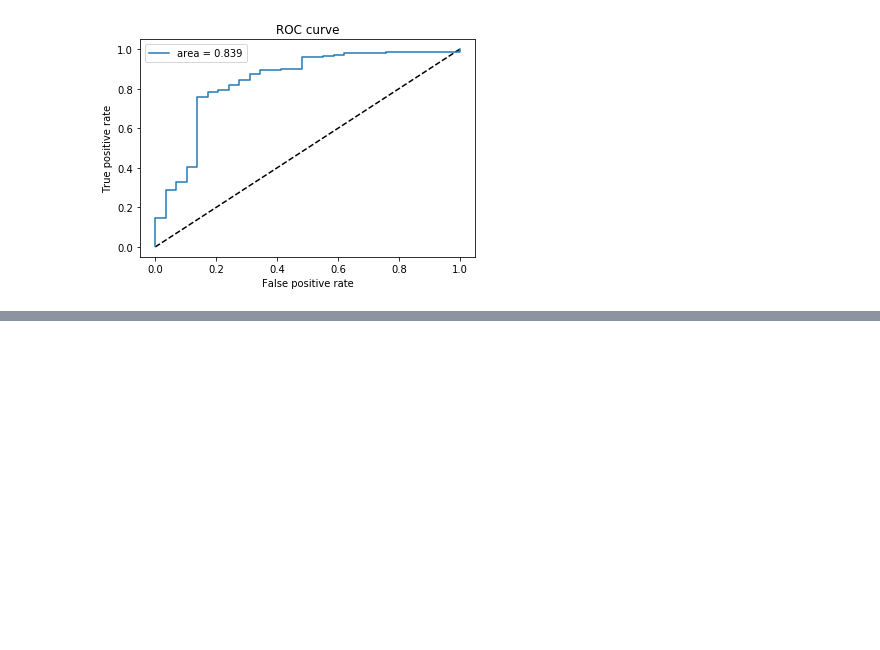
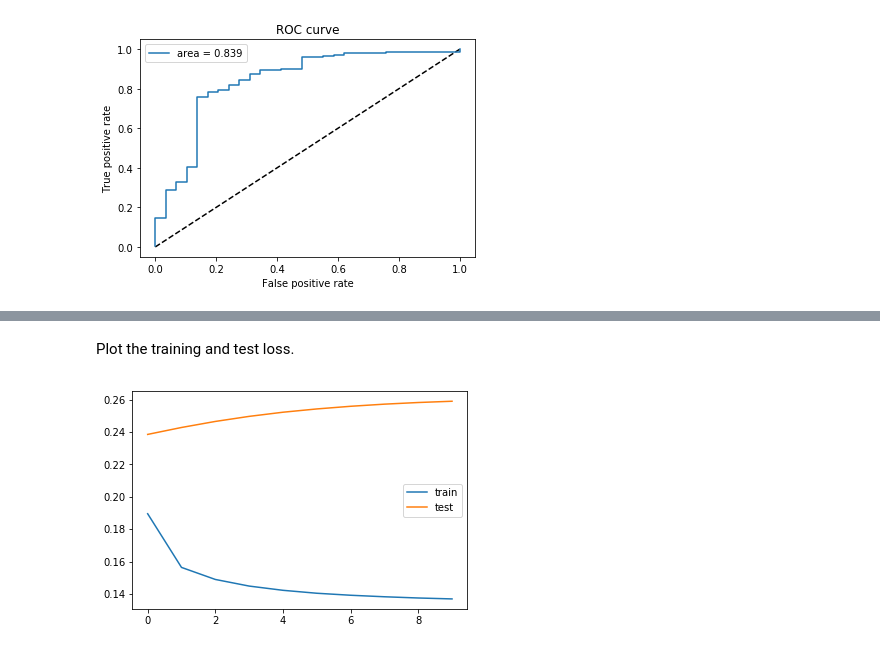
Before and after one commit to crscse8/Anomaly-Detection, a Jupyter notebook: Anomaly Detection with Signal Analysis and LSTMs.ipynb, the cells around one changed output, grey strips where cells are left out. Saved outputs shown, nothing was run; the diff lists cells and outputs as text; code cells hidden in the pictures; blank space fills up the shorter version.

```diff
--- a/Anomaly Detection with Signal Analysis and LSTMs.ipynb
+++ b/Anomaly Detection with Signal Analysis and LSTMs.ipynb
@@ -2438,0 +2446,22 @@ plt.show()
+# %%
+model = Sequential()
+
+# NOTE how batch_input_shape has one more parameter
+# than input_shape. The tuple describing the input
+# shape has 3 elements instead of 2, the first of which
+# is the new one.
+model.add(LSTM(20, return_sequences=True, stateful = True,
+            batch_input_shape=(
+                batch_size, time_series_length, input_dim)))
+model.add(LSTM(20, return_sequences=True, stateful = True))
+model.add(LSTM(20, stateful = True))
+
+# model.add(Dense(output_dim, activation='relu'))
+model.add(Dense(output_dim, activation='sigmoid'))
+
+model.compile(loss='mean_squared_error',
+              optimizer='sgd',
+              metrics=['accuracy'])
+# model.compile(loss='mae', optimizer='adam')
+# %%
+num_datarecs, num_testrecs = 2441, 272
@@ -2438,0 +2472,6 @@ plt.show()
+# %%
+batch_size = params_train["batch_size"]
+# subtract 100 to account for bad records that were discarded
+steps_per_epoch = int(np.floor((num_datarecs) / batch_size))
+validation_steps = int(np.floor((num_testrecs) / batch_size))
+steps_per_epoch, validation_steps
@@ -2438,0 +2480,10 @@ plt.show()
+# %%
+history = model.fit_generator(generator = dg_train,
+                    validation_data = dg_validation,
+                    validation_steps = validation_steps,
+                    steps_per_epoch = steps_per_epoch,
+                    epochs=10,
+                    verbose=1,
+                    workers=1,
+                    max_queue_size=1,
+                    use_multiprocessing=False)
@@ -2438,0 +2508,10 @@ plt.show()
+# %% [markdown]
+Plot the training and test loss.
+# %%
+# plot history
+plt.plot(history.history['loss'], label='train')
+plt.plot(history.history['val_loss'], label='test')
+plt.legend()
+plt.show()
+# %% [output]
+[figure, added]
```
Also changed, not shown: parts of 22 cells of this notebook.
